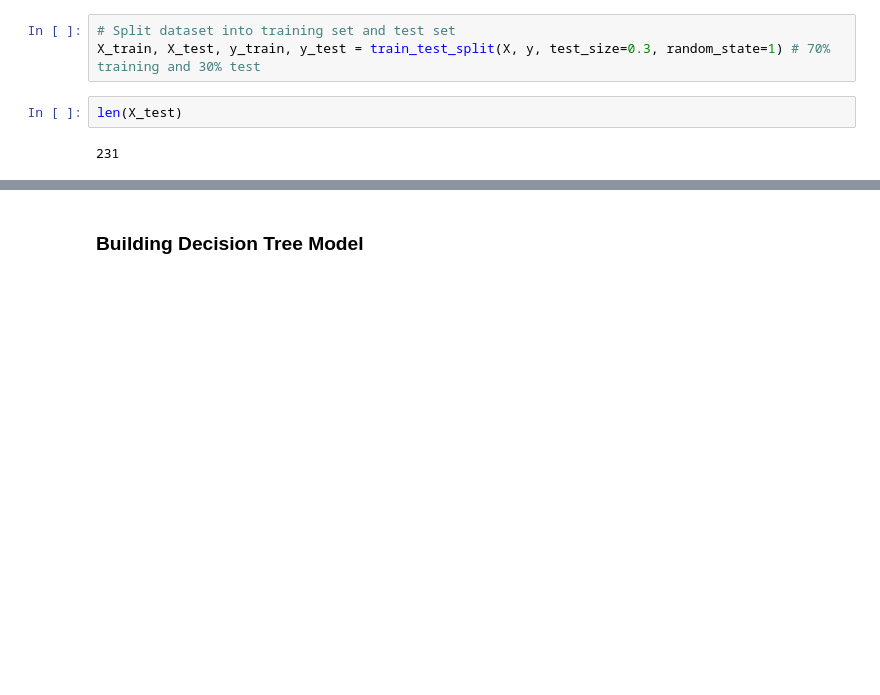
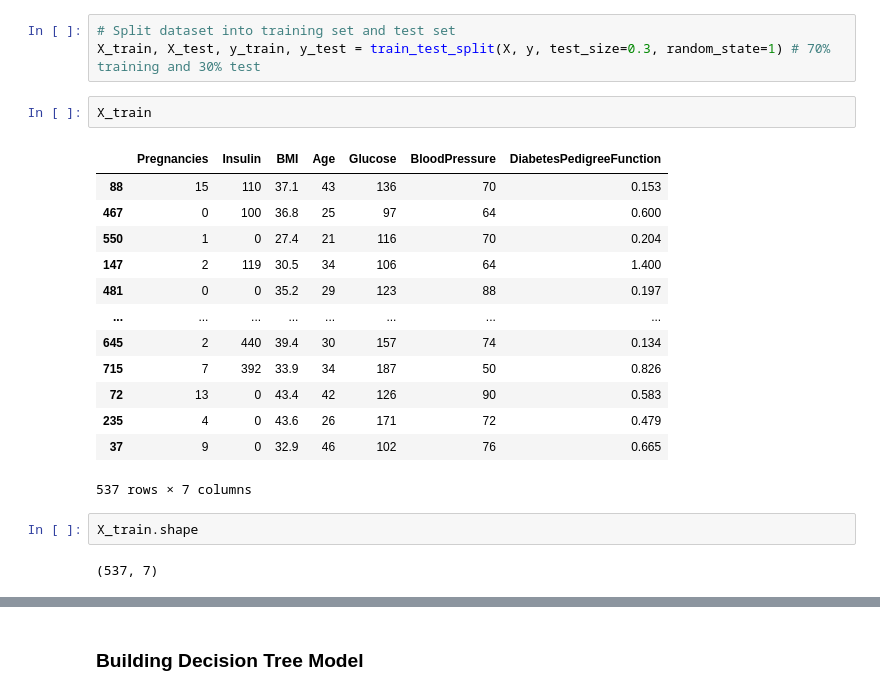
Before and after one commit to SajidMajeed92/UGD-Machine-Learning, a Jupyter notebook: Decision Tree/Decision_tree.ipynb, the cells around one changed output, grey strips where cells are left out. Cells and saved outputs as stored; diff of their text form; blank space fills up the shorter version.

```diff
--- a/Decision Tree/Decision_tree.ipynb
+++ b/Decision Tree/Decision_tree.ipynb
@@ -74,7 +74,23 @@ y = pima['Outcome'] # Target variable
 # %%
 # Split dataset into training set and test set
 X_train, X_test, y_train, y_test = train_test_split(X, y, test_size=0.3, random_state=1) # 70% training and 30% test
-# %%
-len(X_test)
-# %% [output]
-231
+# %%
+X_train
+# %% [output]
+|  | Pregnancies | Insulin | BMI | Age | Glucose | BloodPressure | DiabetesPedigreeFunction |
+| 88 | 15 | 110 | 37.1 | 43 | 136 | 70 | 0.153 |
+| 467 | 0 | 100 | 36.8 | 25 | 97 | 64 | 0.600 |
+| 550 | 1 | 0 | 27.4 | 21 | 116 | 70 | 0.204 |
+| 147 | 2 | 119 | 30.5 | 34 | 106 | 64 | 1.400 |
+| 481 | 0 | 0 | 35.2 | 29 | 123 | 88 | 0.197 |
+| ... | ... | ... | ... | ... | ... | ... | ... |
+| 645 | 2 | 440 | 39.4 | 30 | 157 | 74 | 0.134 |
+| 715 | 7 | 392 | 33.9 | 34 | 187 | 50 | 0.826 |
+| 72 | 13 | 0 | 43.4 | 42 | 126 | 90 | 0.583 |
+| 235 | 4 | 0 | 43.6 | 26 | 171 | 72 | 0.479 |
+| 37 | 9 | 0 | 32.9 | 46 | 102 | 76 | 0.665 |
+537 rows × 7 columns
+# %%
+X_train.shape
+# %% [output]
+(537, 7)
```
Also changed, not shown: parts of 5 cells of this notebook, 1 other file.
